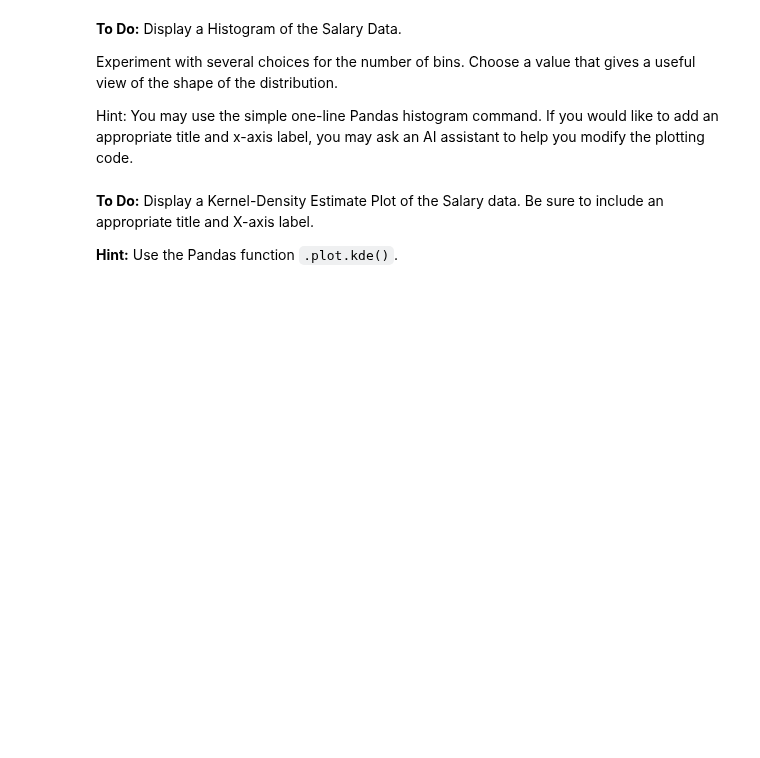
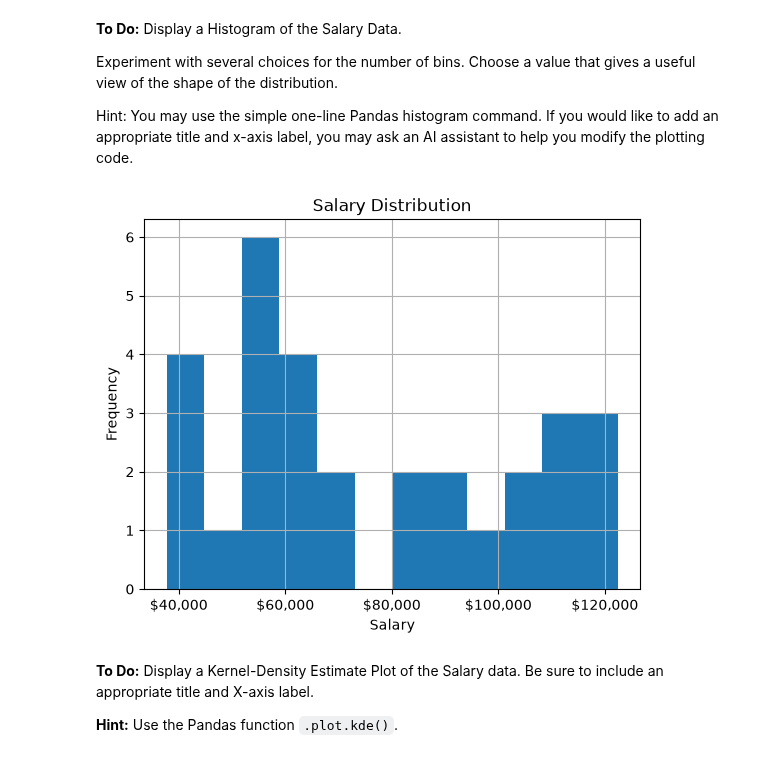
Before and after one commit to anamomds/machinelearningfall26, a Jupyter notebook: Homework_02.ipynb, the cells around one changed output. Saved outputs shown, nothing was run; the diff lists cells and outputs as text; code cells hidden in the pictures; blank space fills up the shorter version.

```diff
--- a/Homework_02.ipynb
+++ b/Homework_02.ipynb
@@ -157,7 +185,14 @@ Experiment with several choices for the number of bins. Choose a value that give
 
 Hint: You may use the simple one-line Pandas histogram command. If you would like to add an appropriate title and x-axis label, you may ask an AI assistant to help you modify the plotting code.
 # %%
-# Your code here
+salary.hist(bins=12)
+plt.title("Salary Distribution")
+plt.xlabel("Salary")
+plt.ylabel("Frequency")
+plt.gca().xaxis.set_major_formatter(mtick.StrMethodFormatter('${x:,.0f}'))
+plt.show()
+# %% [output]
+[figure, added]
 # %% [markdown]
 **To Do:** Display a Kernel-Density Estimate Plot of the Salary data.  Be sure to include an appropriate title and X-axis label.
 
```
Also changed, not shown: parts of 41 cells of this notebook.
